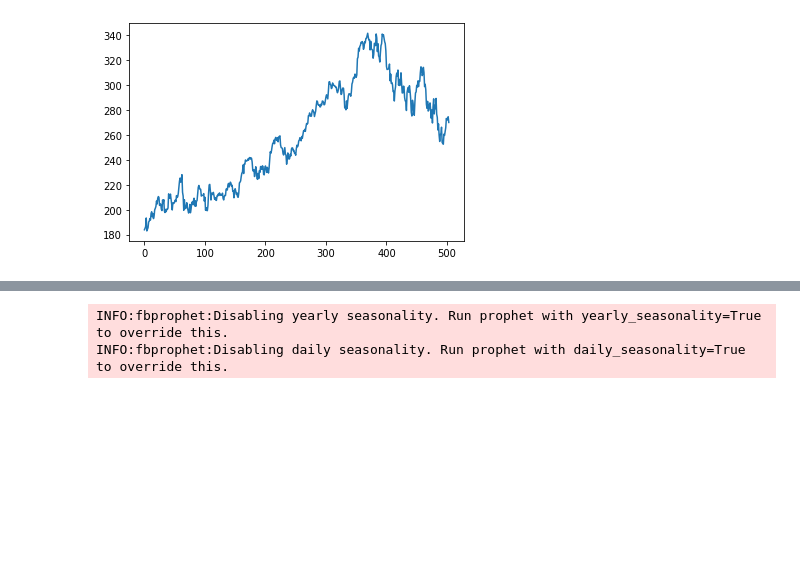
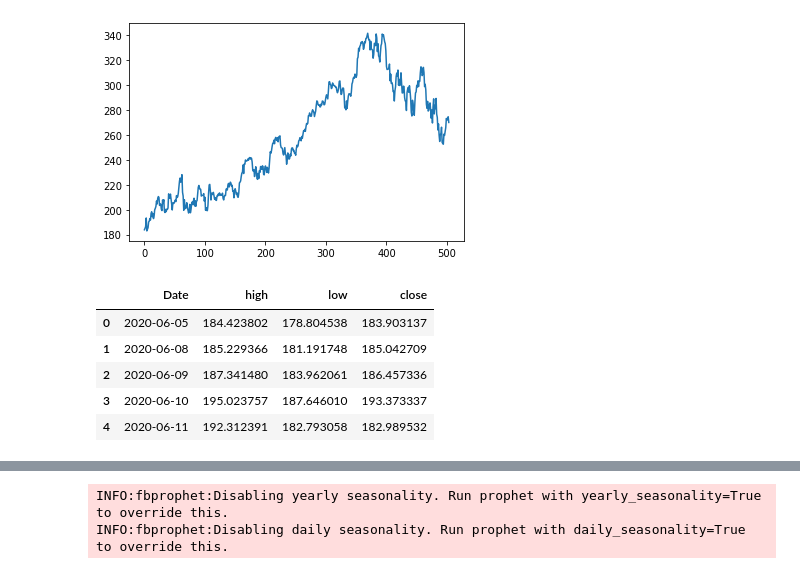
Before and after one commit to marcoberton/Project_2_group_1, a Jupyter notebook: ml_strategy.ipynb, the cells around one changed output, grey strips where cells are left out. Cells and saved outputs as stored; diff of their text form; code cells hidden in the pictures; blank space fills up the shorter version.

```diff
--- a/ml_strategy.ipynb
+++ b/ml_strategy.ipynb
@@ -84,3 +102,18 @@ End date = 2022-06-04
 (504, 2)
 <matplotlib.axes._subplots.AxesSubplot at 0x...>
 [figure]
+# %%
+# Create dataframe from msft stock csv
+msft_df = pd.read_csv(Path(
+    "Resources/msft_hlc.csv"),
+    parse_dates = True,
+    infer_datetime_format = True
+)
+msft_df.head()
+# %% [output]
+|  | Date | high | low | close |
+| 0 | 2020-06-05 | 184.423802 | 178.804538 | 183.903137 |
+| 1 | 2020-06-08 | 185.229366 | 181.191748 | 185.042709 |
+| 2 | 2020-06-09 | 187.341480 | 183.962061 | 186.457336 |
+| 3 | 2020-06-10 | 195.023757 | 187.646010 | 193.373337 |
+| 4 | 2020-06-11 | 192.312391 | 182.793058 | 182.989532 |
```
Also changed, not shown: parts of 25 cells of this notebook.
